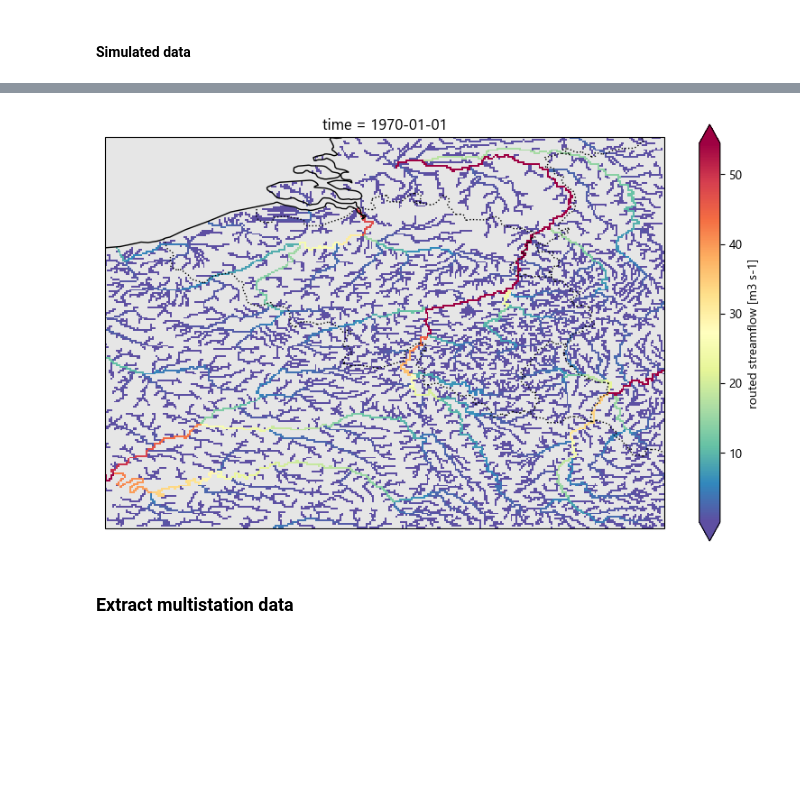
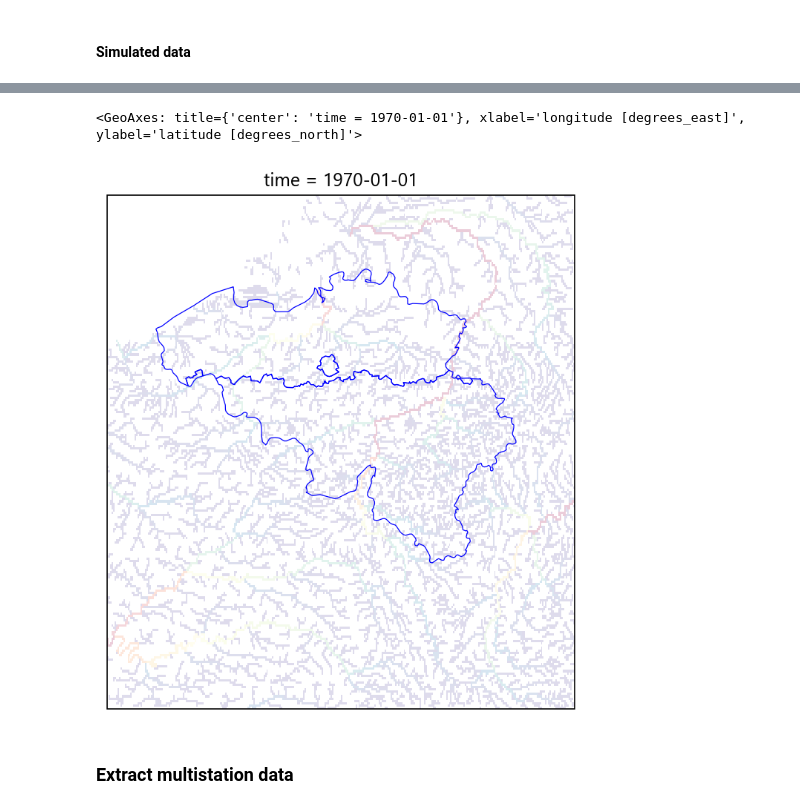
Before and after one commit to klekarkar/mHM_IO_dataprocessing, a Jupyter notebook: model_evaluation.ipynb, the cells around one changed output, grey strips where cells are left out. Drawn from its saved outputs; the diff is of its cells as text; code cells hidden in the pictures; blank space fills up the shorter version.

```diff
--- a/model_evaluation.ipynb
+++ b/model_evaluation.ipynb
@@ -39,22 +46,26 @@ mhm_fluxes_mon= mhm_fluxes[variables].resample(time='ME').mean()
 # %%
 #sim_flow_mhm_calib['Qrouted'][0].plot(cmap='Spectral_r',robust=True)
 
 # Assuming sim_flow_mhm_calib['Qrouted'][0] is your data array and it's correctly set up with coordinates
 # Plot data where Qrouted is greater than 20
-fig, ax = plt.subplots(subplot_kw={'projection': ccrs.PlateCarree()}, figsize=(10, 6))
-flow_data = sim_flow_mhm['Qrouted'][0].where(sim_flow_mhm['Qrouted'][0] > 0.05)
-flow_data.plot(ax=ax, cmap='Spectral_r', robust=True, transform=ccrs.PlateCarree())
+mRM_clipped = sim_flow_mhm['Qrouted'][0].where(sim_flow_mhm['Qrouted'][0] > 0.05)
 
-# Add a background map
-ax.coastlines()
-ax.add_feature(cartopy.feature.BORDERS, linestyle=':')
-ax.add_feature(cartopy.feature.LAND, facecolor='0.9')
-ax.add_feature(cartopy.feature.OCEAN, facecolor='0.9')
-#ax.add_feature(cartopy.feature.LAKES, facecolor='0.9')
-#ax.add_feature(cartopy.feature.RIVERS, edgecolor='blue')  # Changed to make rivers more visible
-plt.show()
+fig, ax = plt.subplots(subplot_kw={'projection': ccrs.PlateCarree()}, figsize=(10, 6), dpi=150)
+
+# Plot the data
+im = mRM_clipped.plot(
+    ax=ax,
+    cmap='Spectral_r',
+    transform=ccrs.PlateCarree(),
+    robust=True,
+    alpha=0.2,  # Set transparency to 0.8
+    add_colorbar=False  # Disable the default colorbar
+)
+# Add shapefile boundaries
+be_shp.boundary.plot(ax=ax, edgecolor='b', linewidth=0.6)
 # %% [output]
+<GeoAxes: title={'center': 'time = 1970-01-01'}, xlabel='longitude [degrees_east]', ylabel='latitude [degrees_north]'>
-[figure, old version]
+[figure, new version]
 # %% [markdown]
 ### Extract multistation data
 # %%
```
Also changed, not shown: parts of 9 cells of this notebook, 1 other file.
